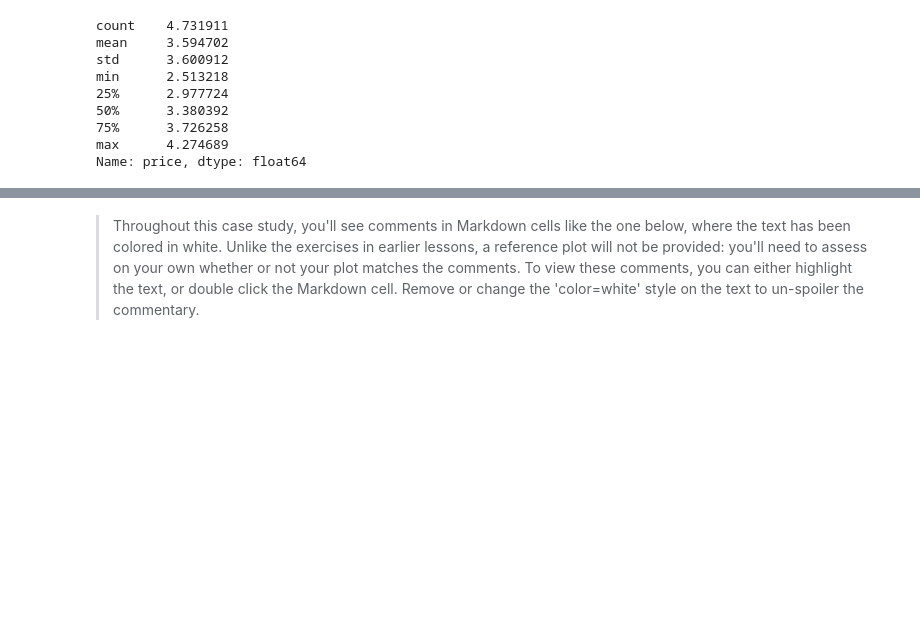
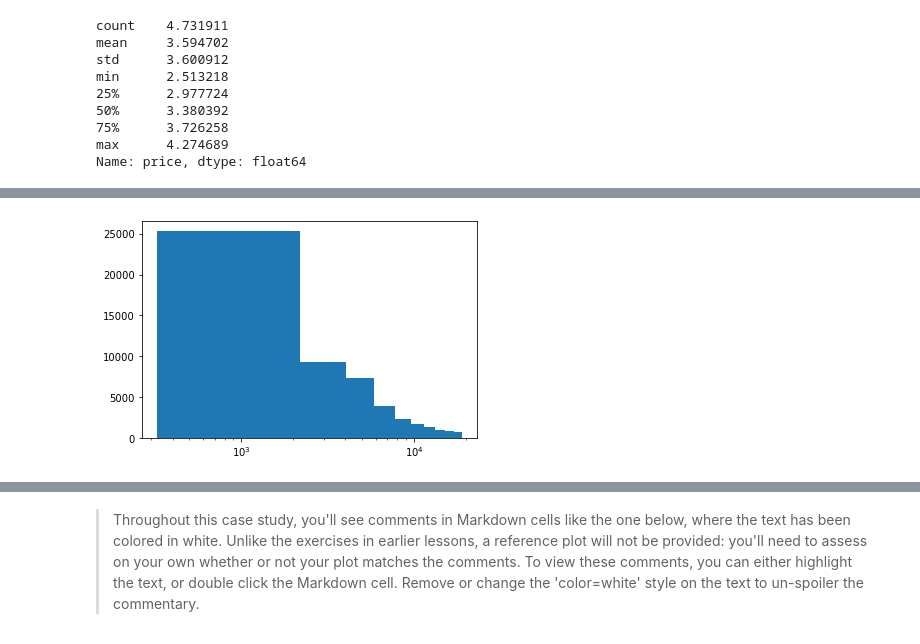
Before and after one commit to cpasean/Visualization, a Jupyter notebook: _Univariate_Exploration_hist_countplot per ratio.ipynb, the cells around one changed output, grey strips where cells are left out. Cells and saved outputs as stored; diff of their text form; code cells hidden in the pictures; blank space fills up the shorter version.

```diff
--- a/_Univariate_Exploration_hist_countplot per ratio.ipynb
+++ b/_Univariate_Exploration_hist_countplot per ratio.ipynb
@@ -99,0 +100,5 @@ plt.hist(diamonds.price);
+# %%
+plt.hist(data = diamonds, x = 'price');
+plt.xscale('log');
+# %% [output]
+[figure, added]
```
Also changed, not shown: parts of 21 cells of this notebook.
